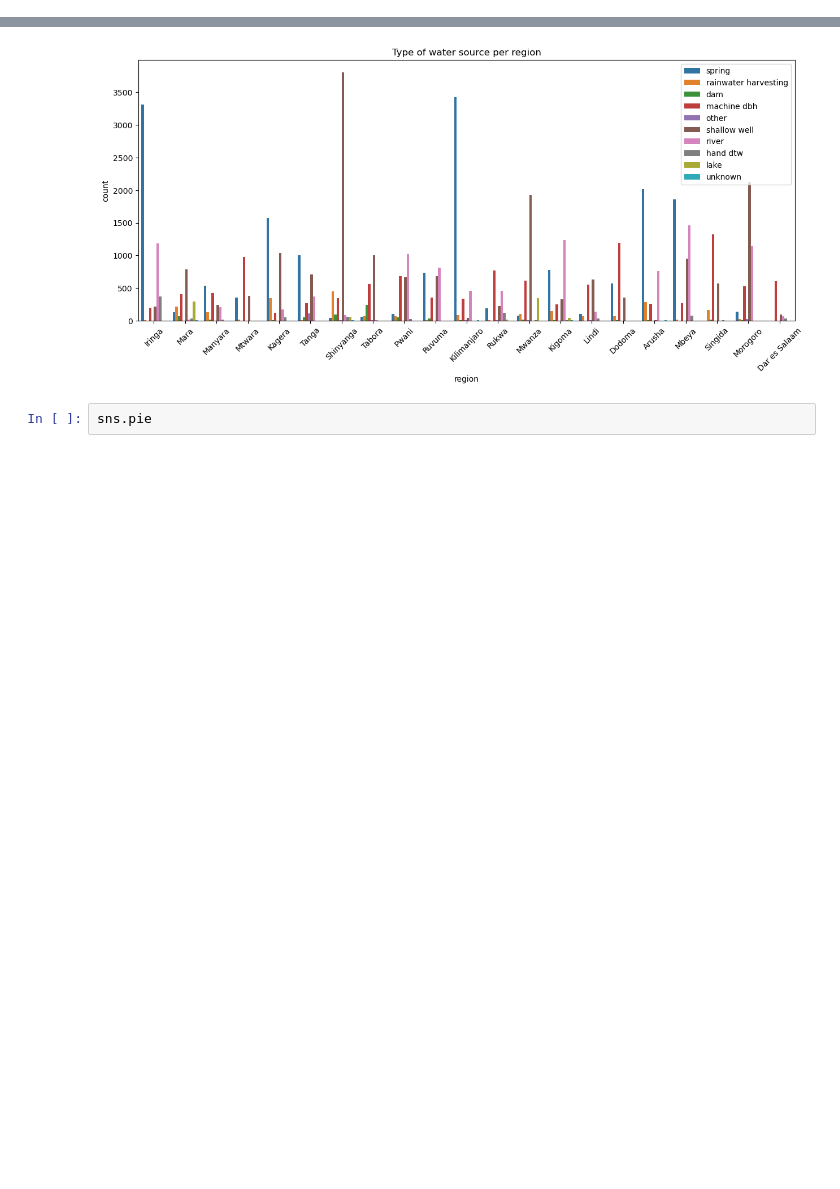
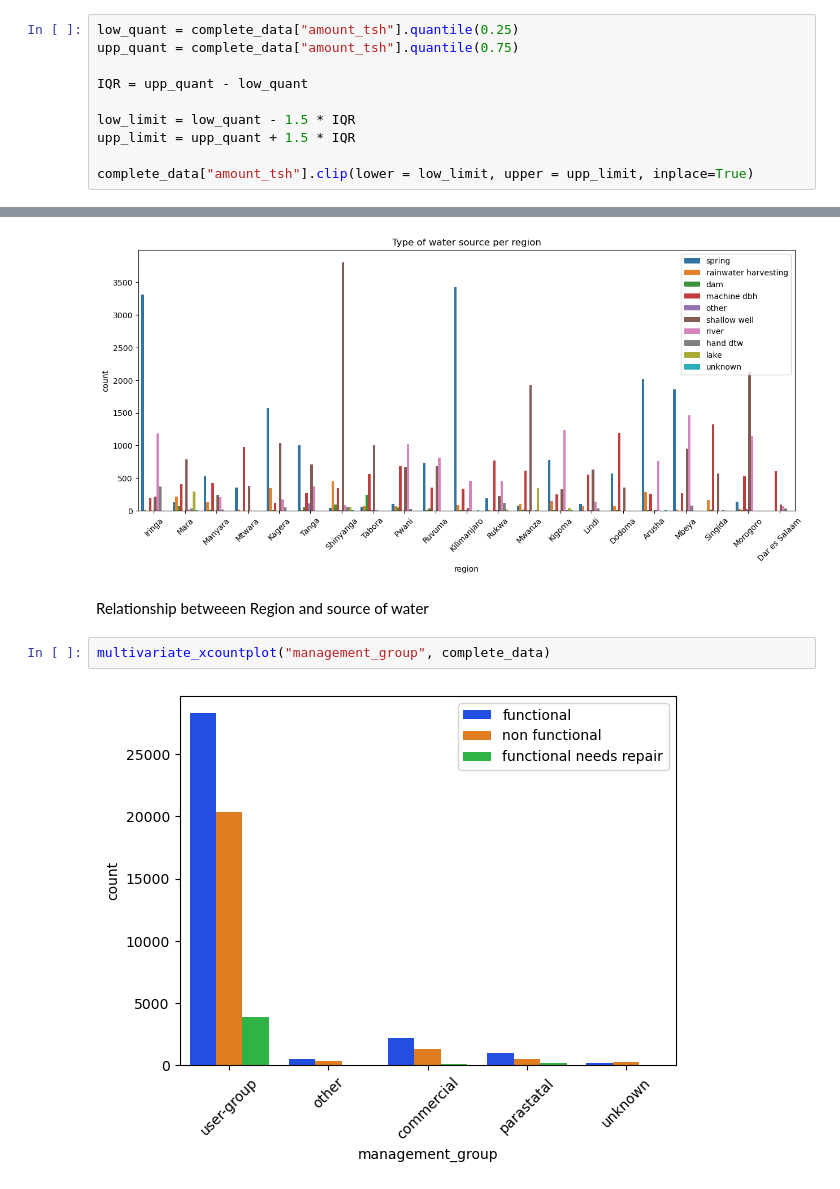
Before and after one commit to dev-ezzy/Classification-model, a Jupyter notebook: index.ipynb, the cells around one changed output, grey strips where cells are left out. Saved outputs shown, nothing was run; the diff lists cells and outputs as text; blank space fills up the shorter version.

```diff
--- a/index.ipynb
+++ b/index.ipynb
@@ -709 +711,11 @@ sns.boxplot(numeric);
+# %%
+low_quant = complete_data["amount_tsh"].quantile(0.25)
+upp_quant = complete_data["amount_tsh"].quantile(0.75)
+
+IQR = upp_quant - low_quant
+
+low_limit = low_quant - 1.5 * IQR
+upp_limit = upp_quant + 1.5 * IQR
+
+complete_data["amount_tsh"].clip(lower = low_limit, upper = upp_limit, inplace=True)
 # %%
@@ -1007,5 +1029,9 @@ plt.legend(loc= "best")
 plt.show();
 # %% [output]
 [figure]
-# %%
-sns.pie
+# %% [markdown]
+ Relationship betweeen Region and source of water
+# %%
+multivariate_xcountplot("management_group", complete_data)
+# %% [output]
+[figure, added]
```
Also changed, not shown: parts of 6 cells of this notebook.
